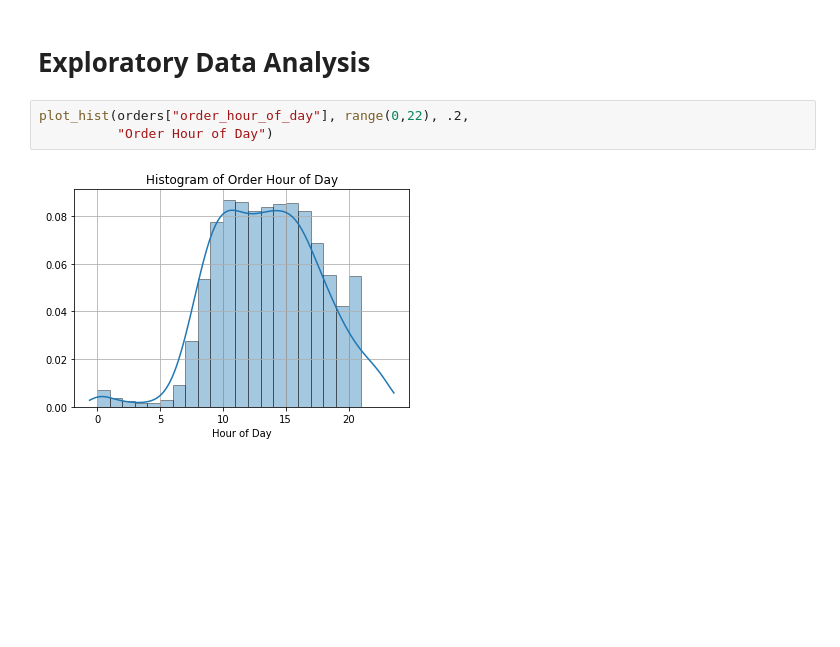
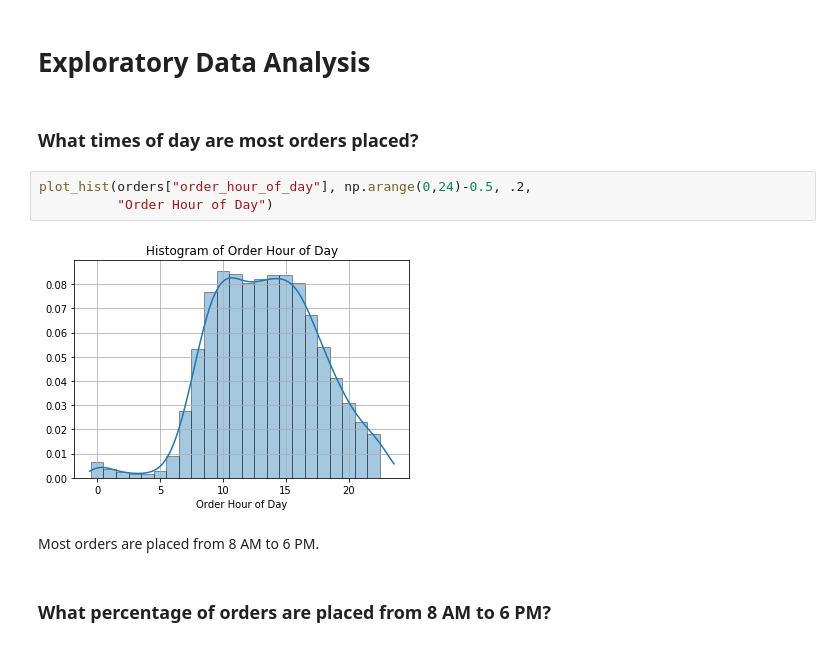
Before and after one commit to antonio-gor/Instacart-Data-Analysis, a Jupyter notebook: instacart_analysis.ipynb, the cells around one changed output. Cells and saved outputs as stored; diff of their text form; blank space fills up the shorter version.

```diff
--- a/instacart_analysis.ipynb
+++ b/instacart_analysis.ipynb
@@ -190,7 +229,13 @@ orders = orders[orders['days_since_prior_order'].isnull() == False]
 # %% [markdown]
 # Exploratory Data Analysis
+# %% [markdown]
+### What times of day are most orders placed?
 # %%
-plot_hist(orders["order_hour_of_day"], range(0,22), .2,
+plot_hist(orders["order_hour_of_day"], np.arange(0,24)-0.5, .2,
           "Order Hour of Day")
 # %% [output]
-[figure, old version]
+[figure, new version]
+# %% [markdown]
+Most orders are placed from 8 AM to 6 PM.
+# %% [markdown]
+### What percentage of orders are placed from 8 AM to 6 PM?
```
Also changed, not shown: parts of 9 cells of this notebook.
